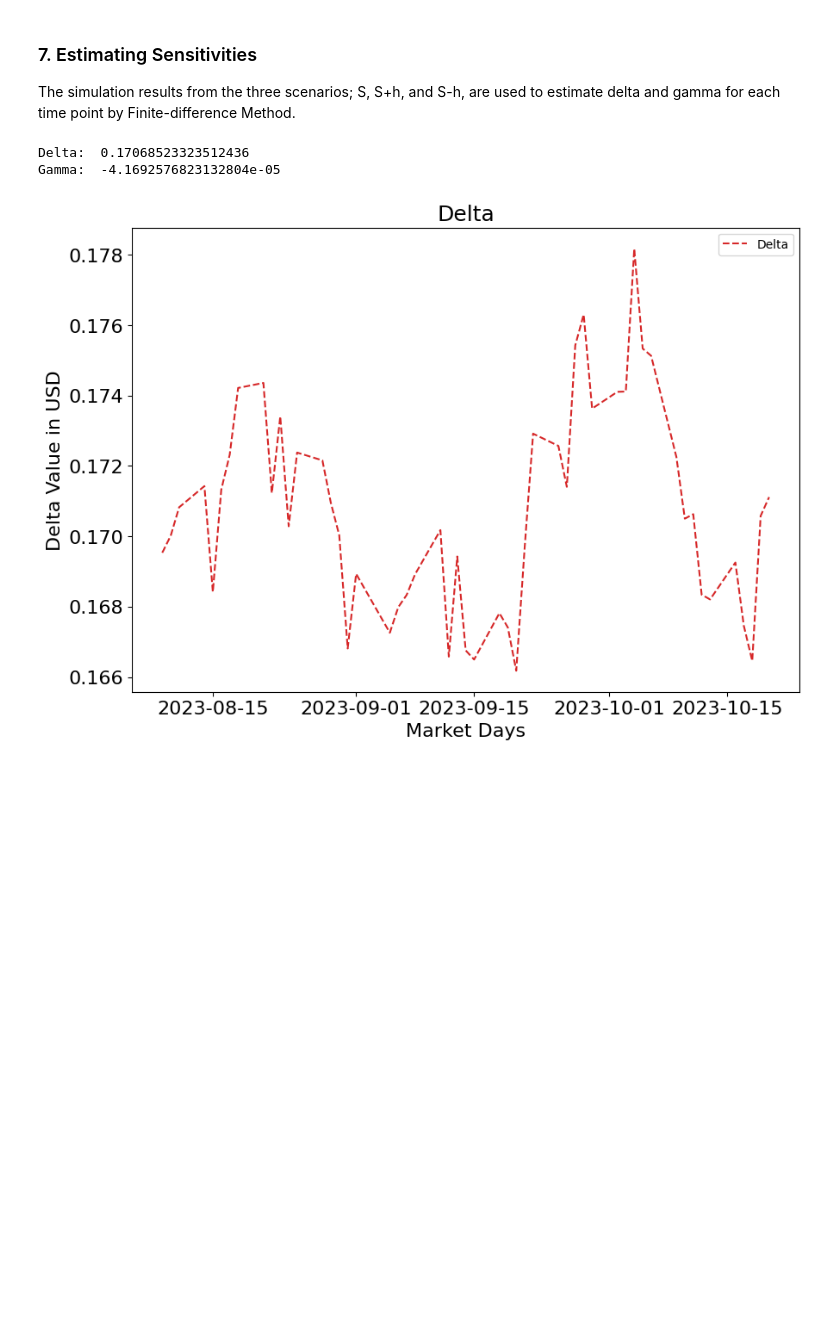
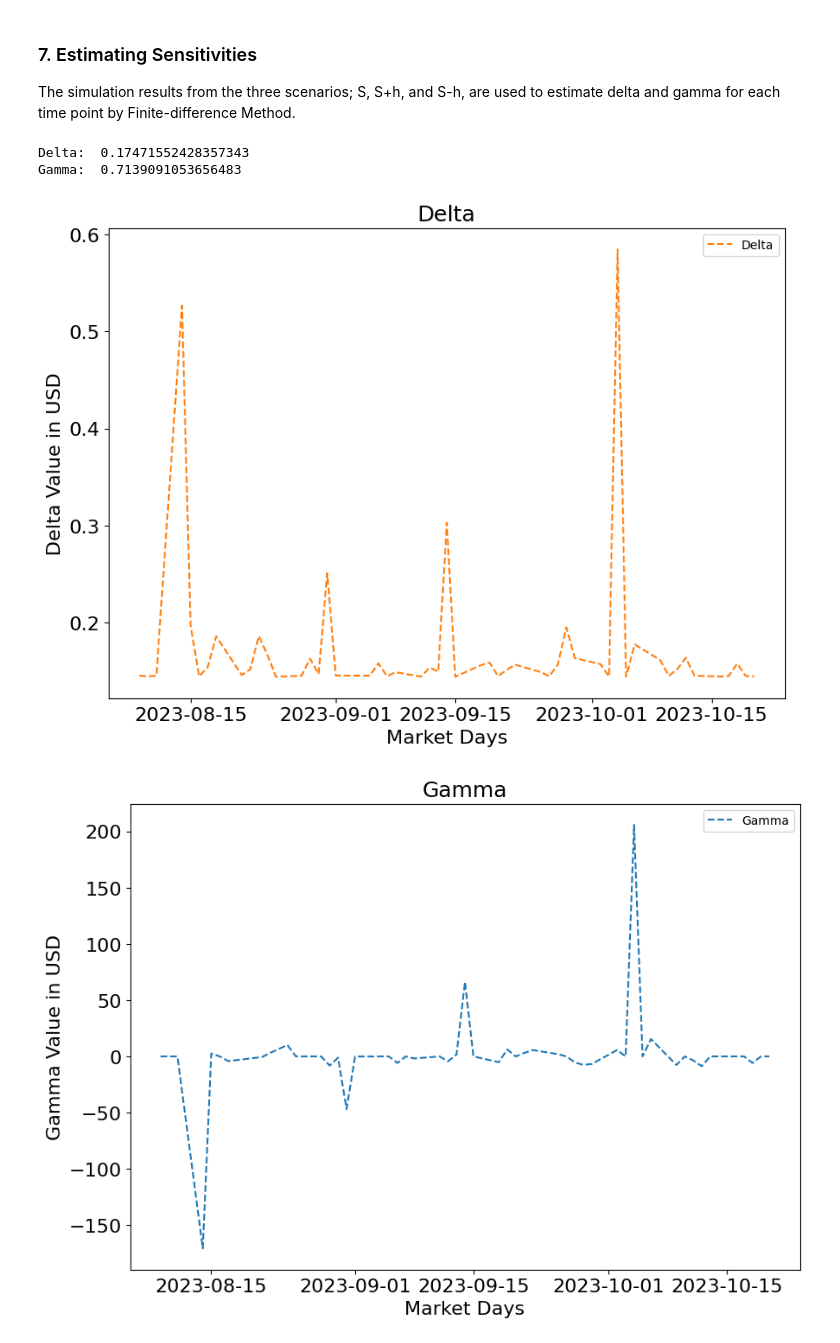
Before and after one commit to RahulG1309/MH4518, a Jupyter notebook: simulations/Black_Scholes.ipynb, the cells around one changed output. Saved outputs shown, nothing was run; the diff lists cells and outputs as text; code cells hidden in the pictures; blank space fills up the shorter version.

```diff
--- a/simulations/Black_Scholes.ipynb
+++ b/simulations/Black_Scholes.ipynb
@@ -56,11 +56,11 @@ The asset and product price data was collected and preprocessed using the script
 TODO: Update datasets (currently only till Oct 20)
 # %%
 # Load price data
-asset_prices = pd.read_csv(os.path.join(DATA_DIR, "asset_price_1_year.csv"))
+asset_prices = pd.read_csv(os.path.join(DATA_DIR, "asset_prices.csv"))
 asset_prices["date"] = pd.to_datetime(asset_prices["date"])
 asset_prices = asset_prices.set_index("date")
 
-product_prices = pd.read_csv(os.path.join(DATA_DIR, "product_price_1_year.csv"))
+product_prices = pd.read_csv(os.path.join(DATA_DIR, "product_prices.csv"))
 product_prices["date"] = pd.to_datetime(product_prices["date"])
 product_prices = product_prices.set_index("date")
 
@@ -68,7 +68,7 @@ product_prices = product_prices.set_index("date")
 assert len(asset_prices) == len(product_prices)
 # %%
 # Load data on daily interest rate
-interest_rates = pd.read_csv(os.path.join(DATA_DIR, "daily_treasury_rate_1_year.csv"))
+interest_rates = pd.read_csv(os.path.join(DATA_DIR, "daily_interest_rates.csv"))
 interest_rates["date"] = pd.to_datetime(interest_rates["date"])
 interest_rates = interest_rates.set_index("date")
 
@@ -602,7 +526,7 @@ Mean Squared Error with CV using min:   7814.031536851369
 The simulation results from the three scenarios; S, S+h, and S-h, are used to estimate delta and gamma for each time point by Finite-difference Method.
 # %%
 @njit
-def simulate_GBM_finite_difference(num_sim, S_0, r, sigma, delta_t, T, Z, h=37.9038): # (e = 0.01) * (S_0 = 3790.38 from factsheet)
+def simulate_GBM_finite_difference(num_sim, S_0, r, sigma, delta_t, T, Z, h):
   # Initializations
   v = r - 0.5*(sigma**2)
   num_periods = int(T/delta_t)
@@ -660,32 +587,35 @@ for date, prices in zip(simulation_dates, backtest_windows):
 # %%
-# Change type from list to np array
-fS = np.array(GBM_expected_values)
-fS_plus_h = np.array(GBM_expected_values_plus_h)
-fS_minus_h = np.array(GBM_expected_values_minus_h)
-
-# Compute Delta and Gamma (using FDM)
-deltas = (fS_plus_h - fS_minus_h) / (2*h)
-gammas = (fS_plus_h - 2*fS + fS_minus_h) / (h**2)
-
 # Create a DataFrame for results
 greeks_results = pd.DataFrame(index=simulation_dates)
-greeks_results['Delta'] = deltas
-greeks_results['Gamma'] = gammas
+greeks_results['Delta'] = GBM_deltas
+greeks_results['Gamma'] = GBM_gammas
 
-print('Delta: ', np.mean(deltas), '\nGamma: ', np.mean(gammas))
+print('Delta: ', np.mean(GBM_deltas), '\nGamma: ', np.mean(GBM_gammas))
 # %% [output]
-Delta:  0.17068523323512436
-Gamma:  -4.1692576823132804e-05
+Delta:  0.17471552428357343
+Gamma:  0.7139091053656483
 # %%
 # Plot Delta
 plt.figure(figsize=(10, 7))
-plt.plot(greeks_results.index, greeks_results['Delta'], label='Delta', color='tab:red', linestyle='--')
+plt.plot(greeks_results.index, greeks_results['Delta'], label='Delta', color='tab:orange', linestyle='--')
 plt.title('Delta', fontsize=18)
 plt.xlabel('Market Days', fontsize=16)
 plt.ylabel('Delta Value in USD', fontsize=16)
 plt.tick_params(axis='x', labelsize=16)
 plt.tick_params(axis='y', labelsize=16)
 plt.legend()
 plt.show()
+
+# Plot Gamma
+plt.figure(figsize=(10, 7))
+plt.plot(greeks_results.index, greeks_results['Gamma'], label='Gamma', color='tab:blue', linestyle='--')
+plt.title('Gamma', fontsize=18)
+plt.xlabel('Market Days', fontsize=16)
+plt.ylabel('Gamma Value in USD', fontsize=16)
+plt.tick_params(axis='x', labelsize=16)
+plt.tick_params(axis='y', labelsize=16)
+plt.legend()
+plt.show()
 # %% [output]
-[figure, old version]
+[figure, new version]
+[figure, added]
```
Also changed, not shown: parts of 9 cells of this notebook, 8 other files.
